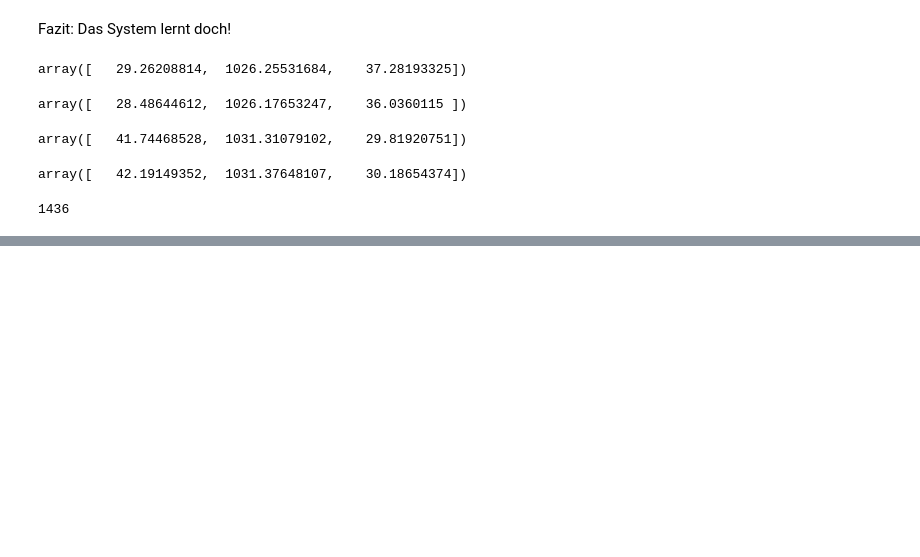
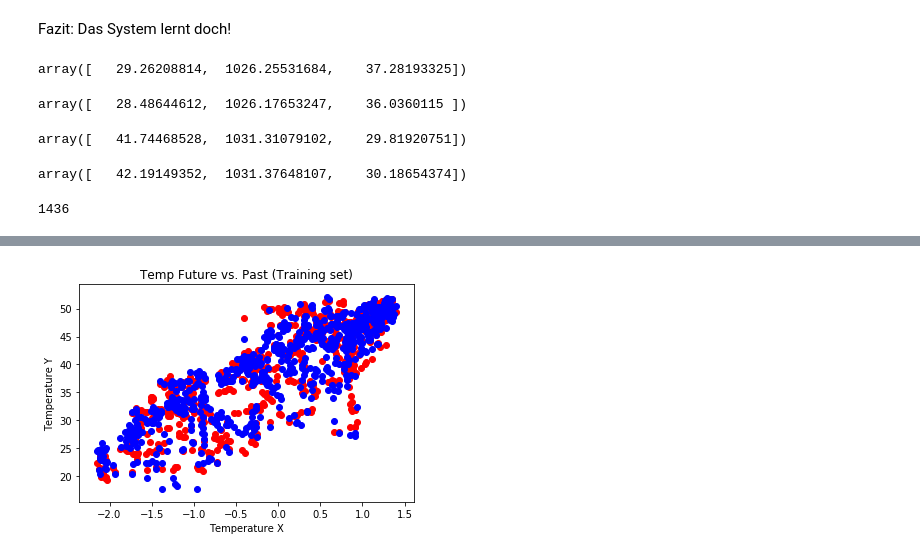
Before and after one commit to falklindner/weather, a Jupyter notebook: test2.ipynb, the cells around one changed output, grey strips where cells are left out. Drawn from its saved outputs; the diff is of its cells as text; code cells hidden in the pictures; blank space fills up the shorter version.

```diff
--- a/test2.ipynb
+++ b/test2.ipynb
@@ -330,8 +332,10 @@ plt.show()
 # %%
 # Visualising the Test set results
-plt.scatter(X_test, y_test, color = 'red')
-plt.plot(X_train, regressor.predict(X_train), color = 'blue')
-plt.title('Salary vs Experience (Test set)')
-plt.xlabel('Years of Experience')
-plt.ylabel('Salary')
+plt.scatter(X_test[:,0], y_test[:,0], color = 'red')
+plt.scatter(X_test[:,0], regressor.predict(X_test)[:,0], color = 'blue')
+plt.title('Temp Future vs. Past (Training set)')
+plt.xlabel('Temperature X')
+plt.ylabel('Temperature Y')
 plt.show()
+# %% [output]
+[figure, added]
```
Also changed, not shown: parts of 2 cells of this notebook.
